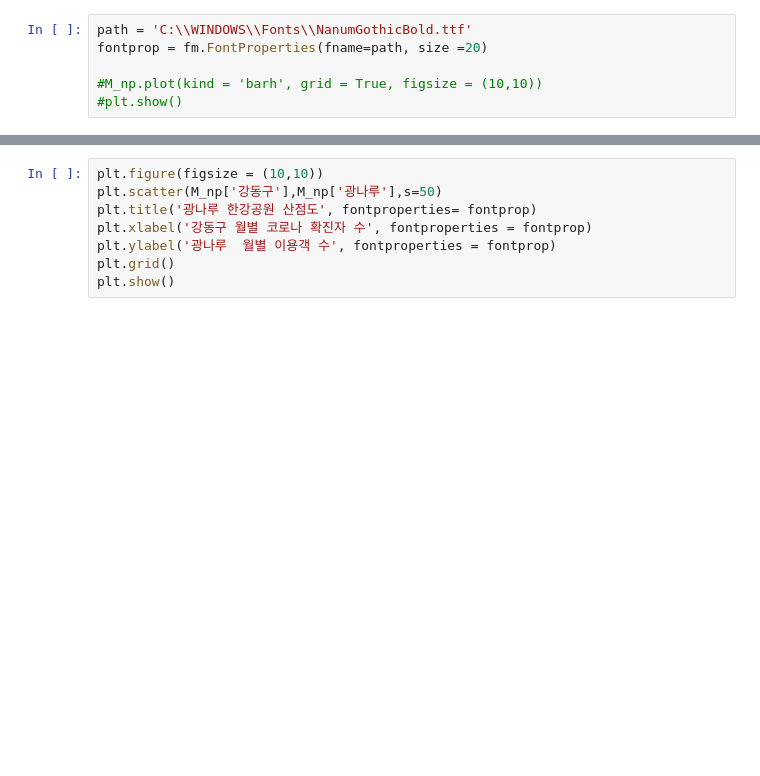
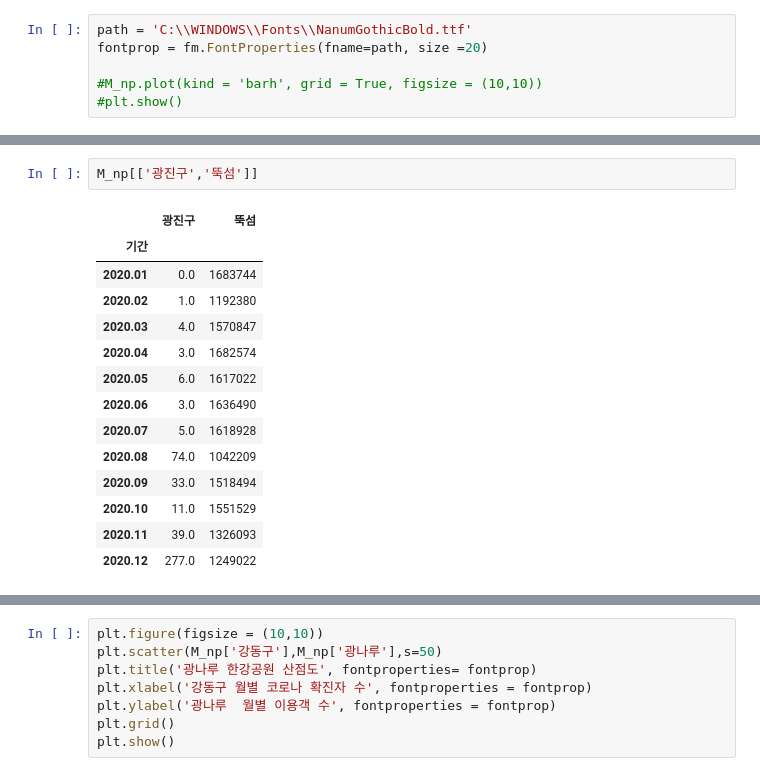
Before and after one commit to doungge/covid19---hangangpark, a Jupyter notebook: 한강공원과 코로나.ipynb, the cells around one changed output, grey strips where cells are left out. Cells and saved outputs as stored; diff of their text form; blank space fills up the shorter version.

```diff
--- a/한강공원과 코로나.ipynb
+++ b/한강공원과 코로나.ipynb
@@ -272,2 +272,19 @@ M_np.head(12)
+# %%
+M_np[['광진구','뚝섬']]
+# %% [output]
+|  | 광진구 | 뚝섬 |
+| 기간 |  |  |
+| 2020.01 | 0.0 | 1683744 |
+| 2020.02 | 1.0 | 1192380 |
+| 2020.03 | 4.0 | 1570847 |
+| 2020.04 | 3.0 | 1682574 |
+| 2020.05 | 6.0 | 1617022 |
+| 2020.06 | 3.0 | 1636490 |
+| 2020.07 | 5.0 | 1618928 |
+| 2020.08 | 74.0 | 1042209 |
+| 2020.09 | 33.0 | 1518494 |
+| 2020.10 | 11.0 | 1551529 |
+| 2020.11 | 39.0 | 1326093 |
+| 2020.12 | 277.0 | 1249022 |
 # %%
 import numpy as np
```
Also changed, not shown: parts of 20 cells of this notebook.
